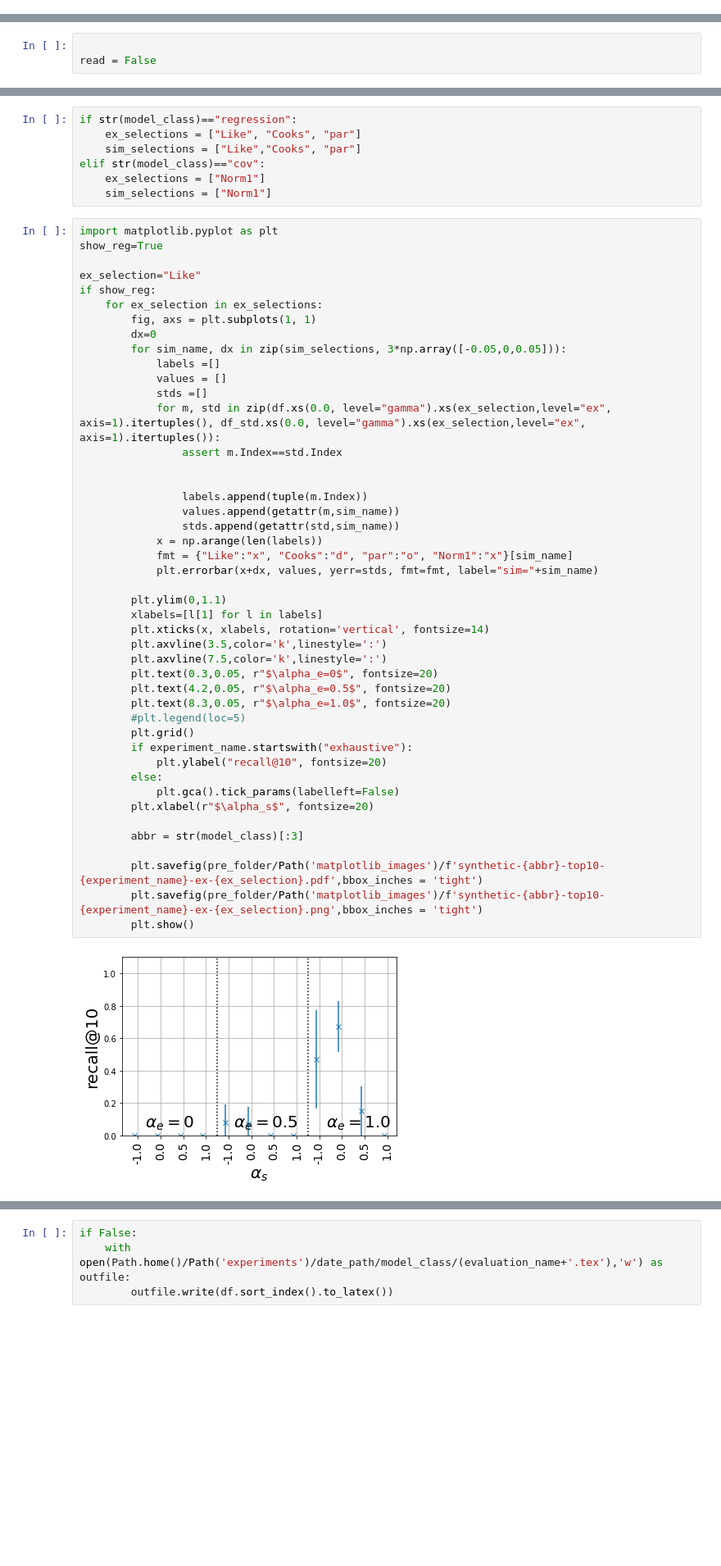
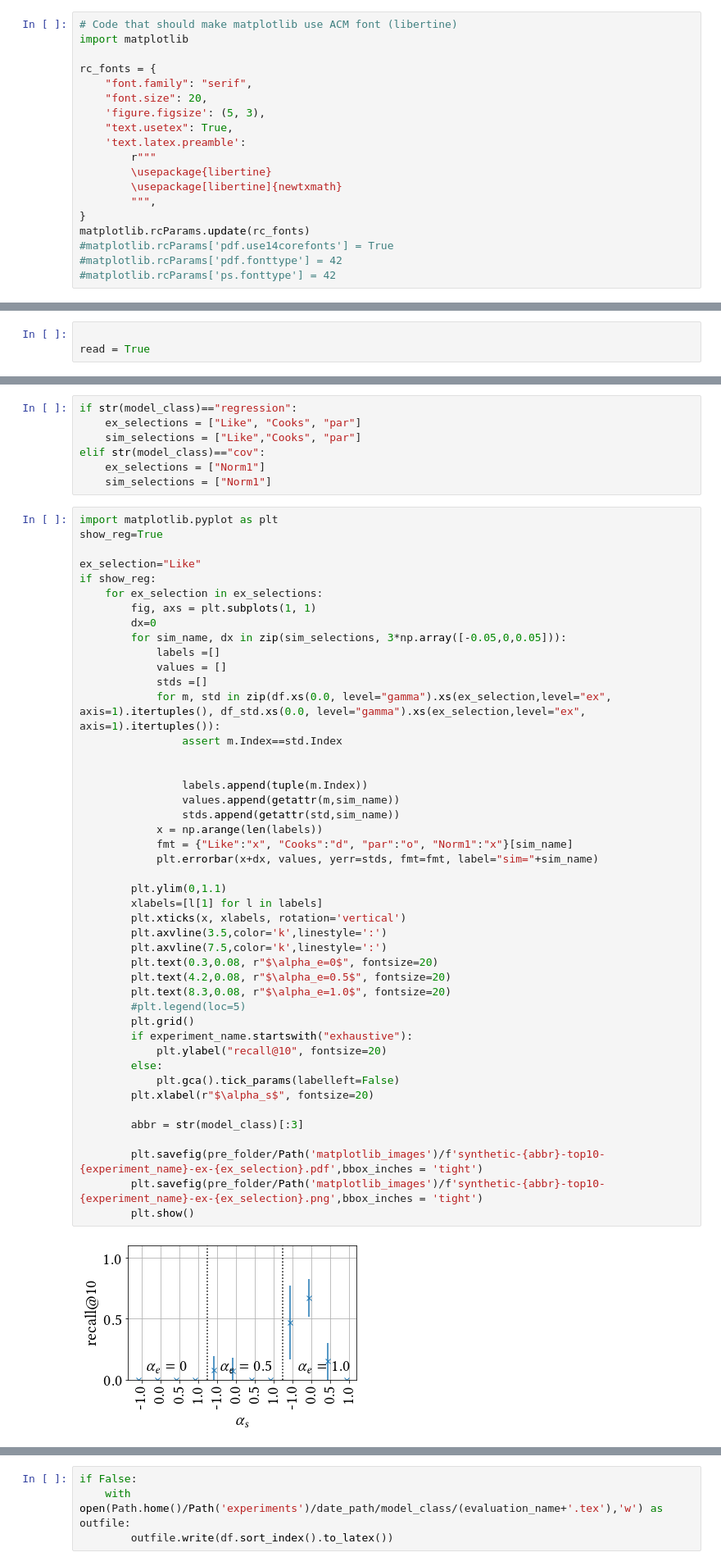
Before and after one commit to Feelx234/pyRDMM, a Jupyter notebook: scripts/export_eval_results.ipynb, the cells around one changed output, grey strips where cells are left out. Shown at 82% size. Saved outputs shown, nothing was run; the diff lists cells and outputs as text; blank space fills up the shorter version.

Commit message:
Added correct fonts to export eval

```diff
--- a/scripts/export_eval_results.ipynb
+++ b/scripts/export_eval_results.ipynb
@@ -20,4 +20,23 @@ pd.set_option('display.max_colwidth', 100)
 /home/felix/experiments/06_04
 # %%
 from RDMM.utils import *
+# %%
+# Code that should make matplotlib use ACM font (libertine)
+import matplotlib
+
+rc_fonts = {
+    "font.family": "serif",
+    "font.size": 20,
+    'figure.figsize': (5, 3),
+    "text.usetex": True,
+    'text.latex.preamble':
+        r"""
+        \usepackage{libertine}
+        \usepackage[libertine]{newtxmath}
+        """,
+}
+matplotlib.rcParams.update(rc_fonts)
+#matplotlib.rcParams['pdf.use14corefonts'] = True
+#matplotlib.rcParams['pdf.fonttype'] = 42
+#matplotlib.rcParams['ps.fonttype'] = 42
 # %%
@@ -102,7 +125,7 @@ if not p.is_file():
     df_std.to_pickle(p)
 # %%
 
-read = False
+read = True
 # %%
 p = folder/model_class/experiment_name/"aggregated_df_std.pkl"
 if read:
@@ -133,38 +178,38 @@ if show_reg:
             stds =[]
             for m, std in zip(df.xs(0.0, level="gamma").xs(ex_selection,level="ex", axis=1).itertuples(), df_std.xs(0.0, level="gamma").xs(ex_selection,level="ex", axis=1).itertuples()):
                 assert m.Index==std.Index
 
 
                 labels.append(tuple(m.Index))
                 values.append(getattr(m,sim_name))
                 stds.append(getattr(std,sim_name))
             x = np.arange(len(labels))
             fmt = {"Like":"x", "Cooks":"d", "par":"o", "Norm1":"x"}[sim_name]
             plt.errorbar(x+dx, values, yerr=stds, fmt=fmt, label="sim="+sim_name)
 
         plt.ylim(0,1.1)
         xlabels=[l[1] for l in labels]
-        plt.xticks(x, xlabels, rotation='vertical', fontsize=14)
+        plt.xticks(x, xlabels, rotation='vertical')
         plt.axvline(3.5,color='k',linestyle=':')
         plt.axvline(7.5,color='k',linestyle=':')
-        plt.text(0.3,0.05, r"$\alpha_e=0$", fontsize=20)
-        plt.text(4.2,0.05, r"$\alpha_e=0.5$", fontsize=20)
-        plt.text(8.3,0.05, r"$\alpha_e=1.0$", fontsize=20)
+        plt.text(0.3,0.08, r"$\alpha_e=0$", fontsize=20)
+        plt.text(4.2,0.08, r"$\alpha_e=0.5$", fontsize=20)
+        plt.text(8.3,0.08, r"$\alpha_e=1.0$", fontsize=20)
         #plt.legend(loc=5)
         plt.grid()
         if experiment_name.startswith("exhaustive"):
             plt.ylabel("recall@10", fontsize=20)
         else:
             plt.gca().tick_params(labelleft=False)
         plt.xlabel(r"$\alpha_s$", fontsize=20)
 
         abbr = str(model_class)[:3]
 
         plt.savefig(pre_folder/Path('matplotlib_images')/f'synthetic-{abbr}-top10-{experiment_name}-ex-{ex_selection}.pdf',bbox_inches = 'tight')
         plt.savefig(pre_folder/Path('matplotlib_images')/f'synthetic-{abbr}-top10-{experiment_name}-ex-{ex_selection}.png',bbox_inches = 'tight')
         plt.show()
 # %% [output]
-[figure, old version]
+[figure, new version]
 # %%
 
 
```
Also changed, not shown: parts of 4 cells of this notebook.
